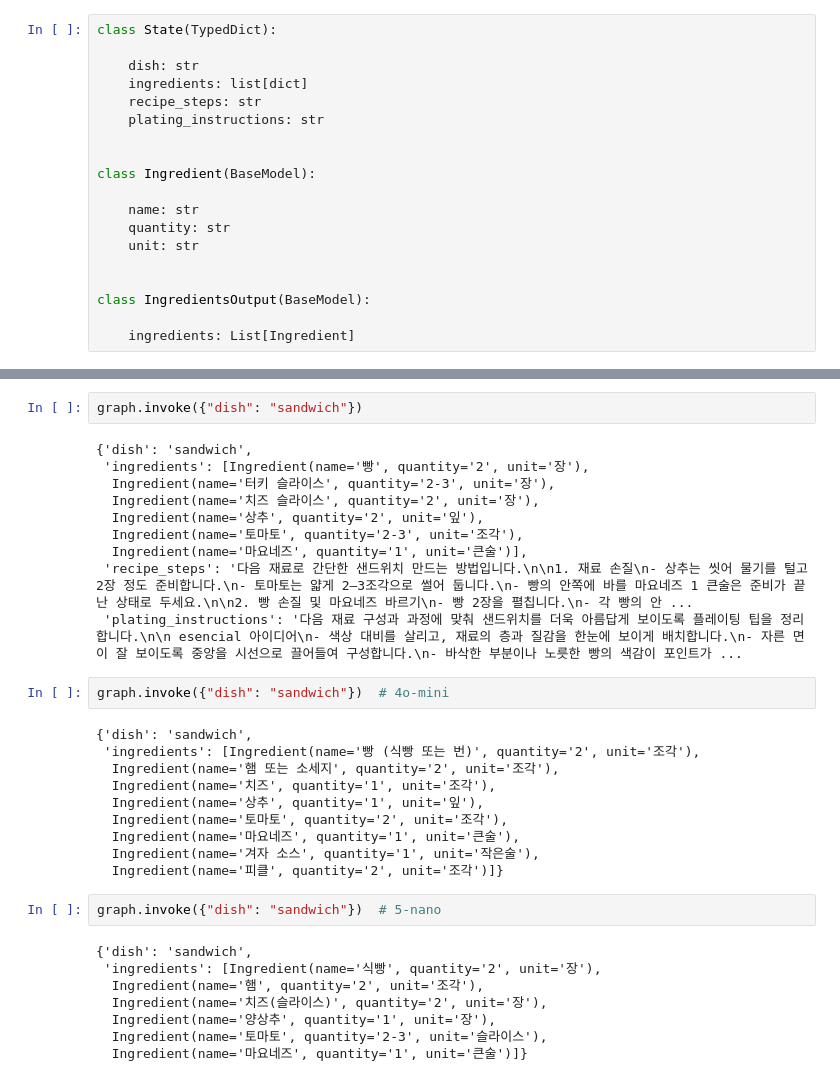
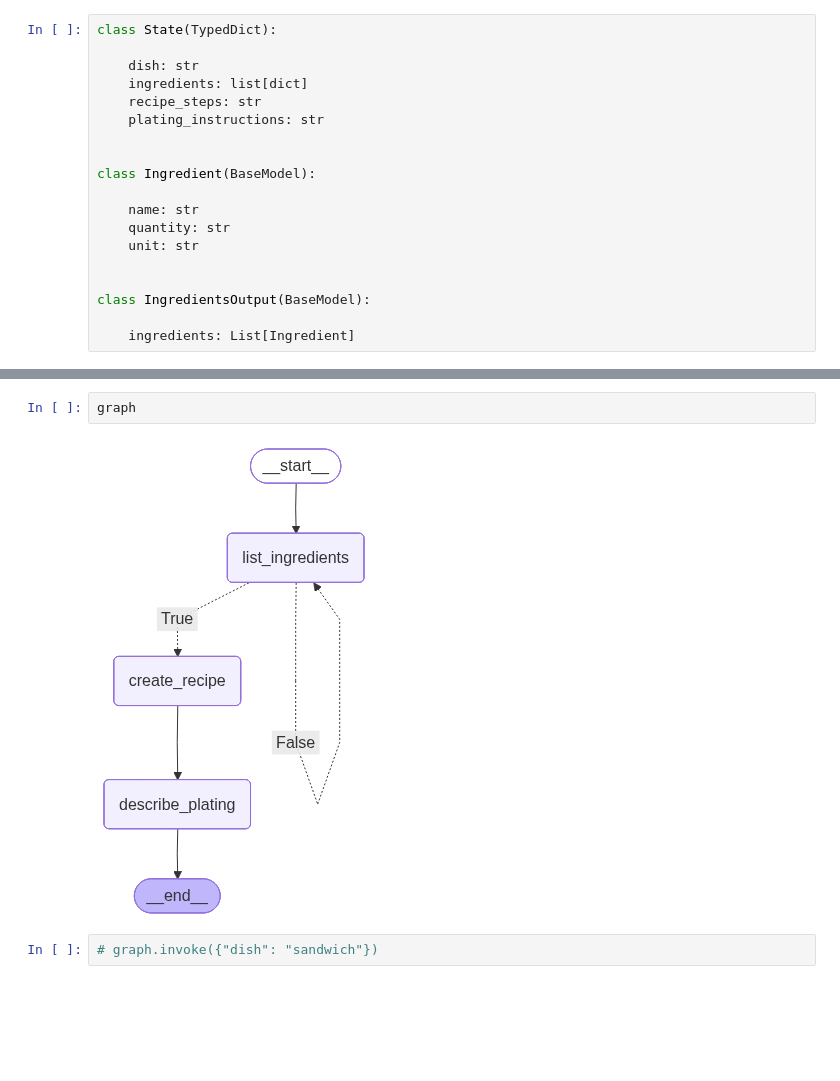
Before and after one commit to wozlsla/ai-agents, a Jupyter notebook: workflow-architectures/main.ipynb, the cells around one changed output, grey strips where cells are left out. Saved outputs shown, nothing was run; the diff lists cells and outputs as text; blank space fills up the shorter version.

```diff
--- a/workflow-architectures/main.ipynb
+++ b/workflow-architectures/main.ipynb
@@ -66,34 +87,6 @@ graph = graph_builder.compile()
+# %%
+graph
+# %% [output]
+[figure, added]
 # %%
-graph.invoke({"dish": "sandwich"})
+# graph.invoke({"dish": "sandwich"})
-# %% [output]
-{'dish': 'sandwich',
- 'ingredients': [Ingredient(name='빵', quantity='2', unit='장'),
-  Ingredient(name='터키 슬라이스', quantity='2-3', unit='장'),
-  Ingredient(name='치즈 슬라이스', quantity='2', unit='장'),
-  Ingredient(name='상추', quantity='2', unit='잎'),
-  Ingredient(name='토마토', quantity='2-3', unit='조각'),
-  Ingredient(name='마요네즈', quantity='1', unit='큰술')],
- 'recipe_steps': '다음 재료로 간단한 샌드위치 만드는 방법입니다.\n\n1. 재료 손질\n- 상추는 씻어 물기를 털고 2장 정도 준비합니다.\n- 토마토는 얇게 2–3조각으로 썰어 둡니다.\n- 빵의 안쪽에 바를 마요네즈 1 큰술은 준비가 끝난 상태로 두세요.\n\n2. 빵 손질 및 마요네즈 바르기\n- 빵 2장을 펼칩니다.\n- 각 빵의 안 ...
- 'plating_instructions': '다음 재료 구성과 과정에 맞춰 샌드위치를 더욱 아름답게 보이도록 플레이팅 팁을 정리합니다.\n\n esencial 아이디어\n- 색상 대비를 살리고, 재료의 층과 질감을 한눈에 보이게 배치합니다.\n- 자른 면이 잘 보이도록 중앙을 시선으로 끌어들여 구성합니다.\n- 바삭한 부분이나 노릇한 빵의 색감이 포인트가 ...
-# %%
-graph.invoke({"dish": "sandwich"})  # 4o-mini
-# %% [output]
-{'dish': 'sandwich',
- 'ingredients': [Ingredient(name='빵 (식빵 또는 번)', quantity='2', unit='조각'),
-  Ingredient(name='햄 또는 소세지', quantity='2', unit='조각'),
-  Ingredient(name='치즈', quantity='1', unit='조각'),
-  Ingredient(name='상추', quantity='1', unit='잎'),
-  Ingredient(name='토마토', quantity='2', unit='조각'),
-  Ingredient(name='마요네즈', quantity='1', unit='큰술'),
-  Ingredient(name='겨자 소스', quantity='1', unit='작은술'),
-  Ingredient(name='피클', quantity='2', unit='조각')]}
-# %%
-graph.invoke({"dish": "sandwich"})  # 5-nano
-# %% [output]
-{'dish': 'sandwich',
- 'ingredients': [Ingredient(name='식빵', quantity='2', unit='장'),
-  Ingredient(name='햄', quantity='2', unit='조각'),
-  Ingredient(name='치즈(슬라이스)', quantity='2', unit='장'),
-  Ingredient(name='양상추', quantity='1', unit='장'),
-  Ingredient(name='토마토', quantity='2-3', unit='슬라이스'),
-  Ingredient(name='마요네즈', quantity='1', unit='큰술')]}
```
Also changed, not shown: parts of 3 cells of this notebook, 1 other file.
